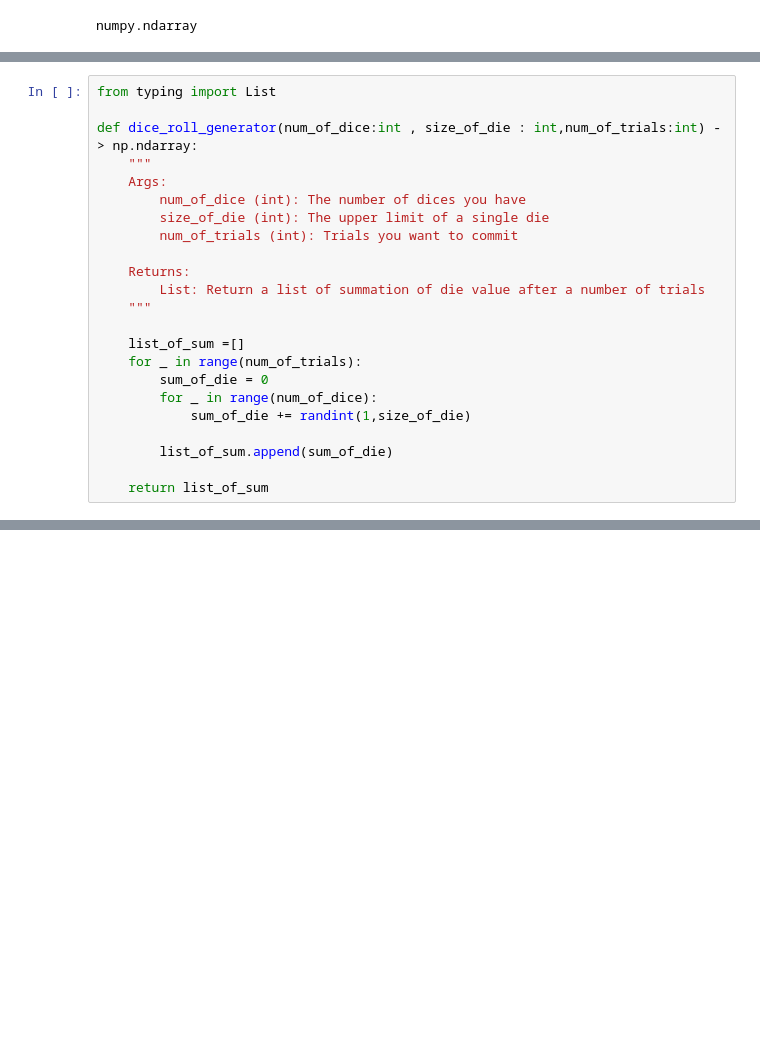
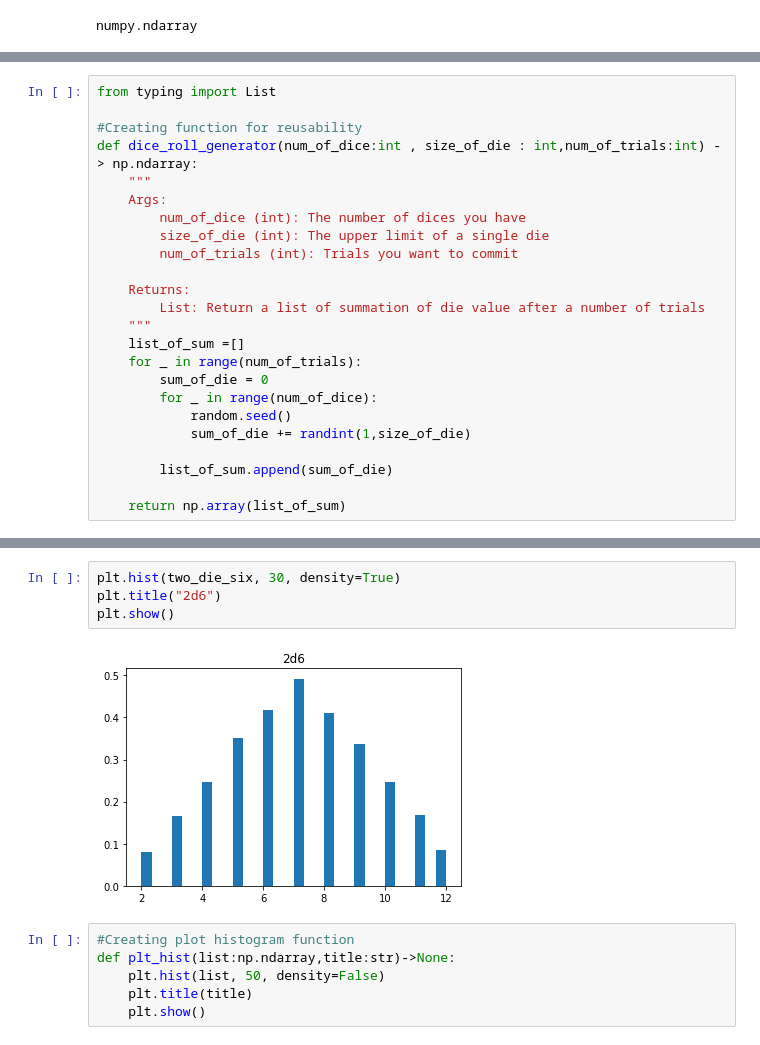
Before and after one commit to sicajc/EC_course_HW, a Jupyter notebook: Week2/hw2_7111064108.ipynb, the cells around one changed output, grey strips where cells are left out. Cells and saved outputs as stored; diff of their text form; blank space fills up the shorter version.

```diff
--- a/Week2/hw2_7111064108.ipynb
+++ b/Week2/hw2_7111064108.ipynb
@@ -71,6 +72,7 @@ print(list_of_sum[:20])
 # %%
 from typing import List
 
+#Creating function for reusability
 def dice_roll_generator(num_of_dice:int , size_of_die : int,num_of_trials:int) -> np.ndarray:
     """
     Args:
@@ -81,13 +83,13 @@ def dice_roll_generator(num_of_dice:int , size_of_die : int,num_of_trials:int) -
     Returns:
         List: Return a list of summation of die value after a number of trials
     """
-
     list_of_sum =[]
     for _ in range(num_of_trials):
         sum_of_die = 0
         for _ in range(num_of_dice):
+            random.seed()
             sum_of_die += randint(1,size_of_die)
 
         list_of_sum.append(sum_of_die)
 
-    return list_of_sum
+    return np.array(list_of_sum)
@@ -94,2 +103,14 @@ def dice_roll_generator(num_of_dice:int , size_of_die : int,num_of_trials:int) -
+# %%
+plt.hist(two_die_six, 30, density=True)
+plt.title("2d6")
+plt.show()
+# %% [output]
+[figure, added]
+# %%
+#Creating plot histogram function
+def plt_hist(list:np.ndarray,title:str)->None:
+    plt.hist(list, 50, density=False)
+    plt.title(title)
+    plt.show()
 # %%
 #2d6
```
Also changed, not shown: parts of 11 cells of this notebook.
